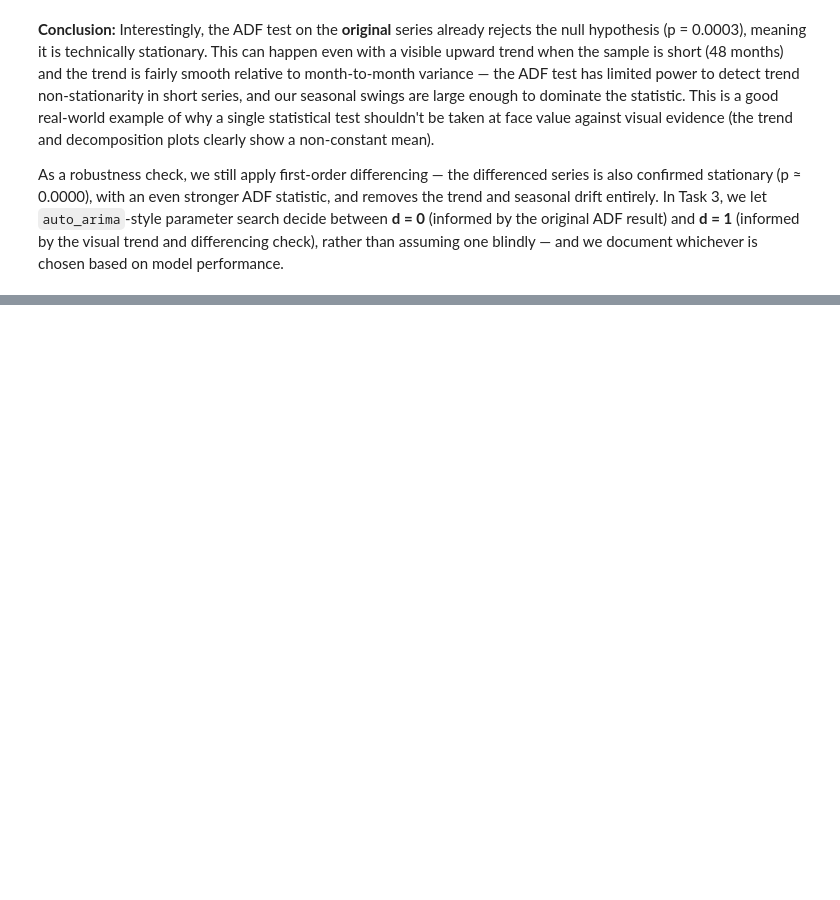
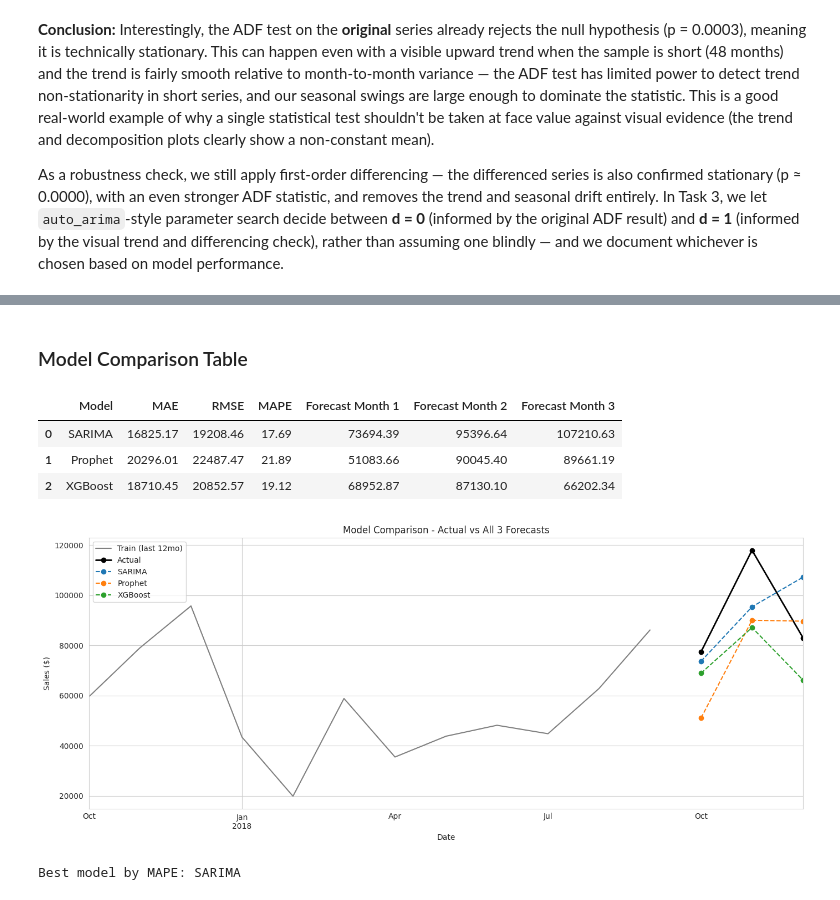
Before and after one commit to krtechie/sales-forecasting, a Jupyter notebook: analysis.ipynb, the cells around one changed output, grey strips where cells are left out. Cells and saved outputs as stored; diff of their text form; code cells hidden in the pictures; blank space fills up the shorter version.

```diff
--- a/analysis.ipynb
+++ b/analysis.ipynb
@@ -454,0 +749,37 @@ chosen based on model performance.
+# %% [markdown]
+### Model Comparison Table
+# %%
+# Assemble metrics + each model's 3-month forecast into one comparison table, as required
+comparison_df = pd.DataFrame(results)
+comparison_df['Forecast Month 1'] = [sarima_forecast.iloc[0], prophet_forecast.iloc[0], xgb_forecast.iloc[0]]
+comparison_df['Forecast Month 2'] = [sarima_forecast.iloc[1], prophet_forecast.iloc[1], xgb_forecast.iloc[1]]
+comparison_df['Forecast Month 3'] = [sarima_forecast.iloc[2], prophet_forecast.iloc[2], xgb_forecast.iloc[2]]
+comparison_df = comparison_df[['Model', 'MAE', 'RMSE', 'MAPE', 'Forecast Month 1', 'Forecast Month 2', 'Forecast Month 3']]
+comparison_df = comparison_df.round(2)
+comparison_df
+# %% [output]
+|  | Model | MAE | RMSE | MAPE | Forecast Month 1 | Forecast Month 2 | Forecast Month 3 |
+| 0 | SARIMA | 16825.17 | 19208.46 | 17.69 | 73694.39 | 95396.64 | 107210.63 |
+| 1 | Prophet | 20296.01 | 22487.47 | 21.89 | 51083.66 | 90045.40 | 89661.19 |
+| 2 | XGBoost | 18710.45 | 20852.57 | 19.12 | 68952.87 | 87130.10 | 66202.34 |
+# %%
+# Overlay all 3 forecasts against actuals on one chart for a direct visual comparison
+fig, ax = plt.subplots(figsize=(14, 6))
+train.iloc[-12:].plot(ax=ax, label='Train (last 12mo)', color='gray')
+test.plot(ax=ax, label='Actual', color='black', marker='o', linewidth=2)
+sarima_forecast.plot(ax=ax, label='SARIMA', marker='o', linestyle='--')
+prophet_forecast.plot(ax=ax, label='Prophet', marker='o', linestyle='--')
+xgb_forecast.plot(ax=ax, label='XGBoost', marker='o', linestyle='--')
+ax.set_title('Model Comparison - Actual vs All 3 Forecasts')
+ax.set_ylabel('Sales ($)')
+ax.legend()
+plt.tight_layout()
+plt.savefig('charts/model_comparison.png', dpi=120)
+plt.show()
+
+# Pick the winning model by lowest MAPE (percentage error - easiest metric to defend to a business audience)
+best_model = comparison_df.loc[comparison_df['MAPE'].idxmin(), 'Model']
+print(f"\nBest model by MAPE: {best_model}")
+# %% [output]
+[figure, added]
+Best model by MAPE: SARIMA
```
Also changed, not shown: parts of 17 cells of this notebook, 5 other files.
